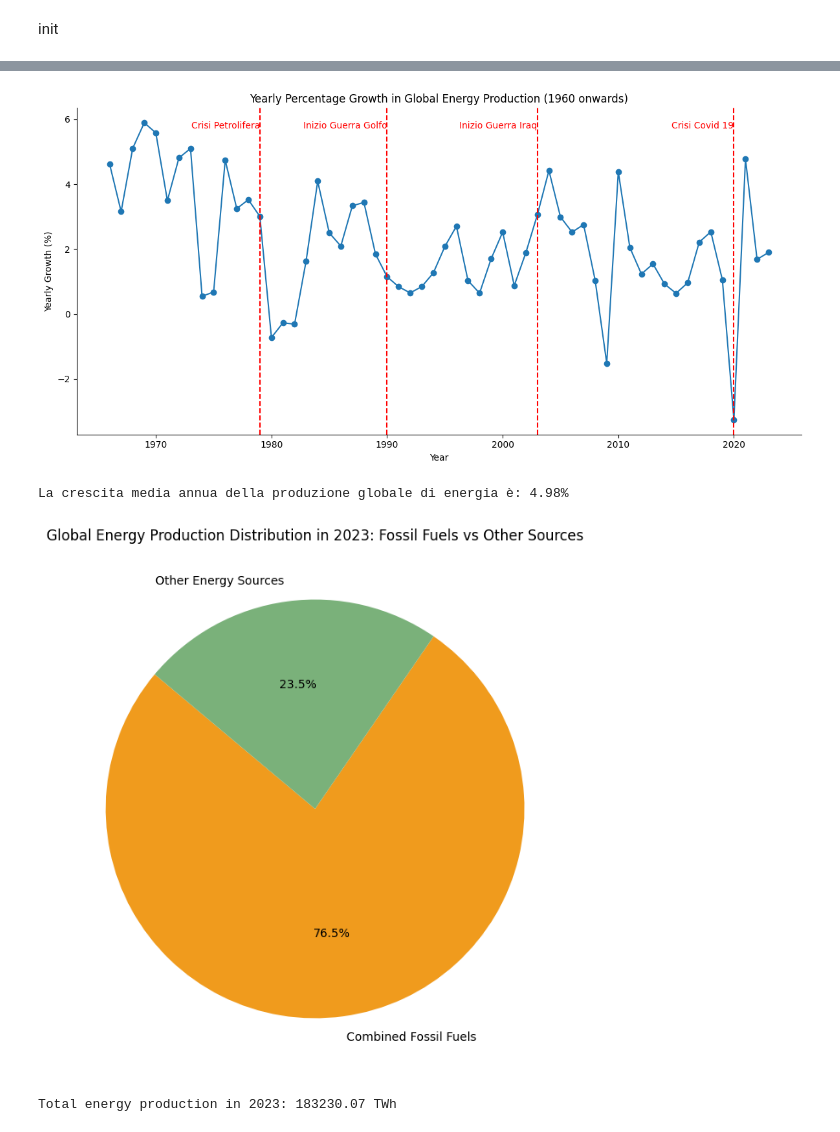
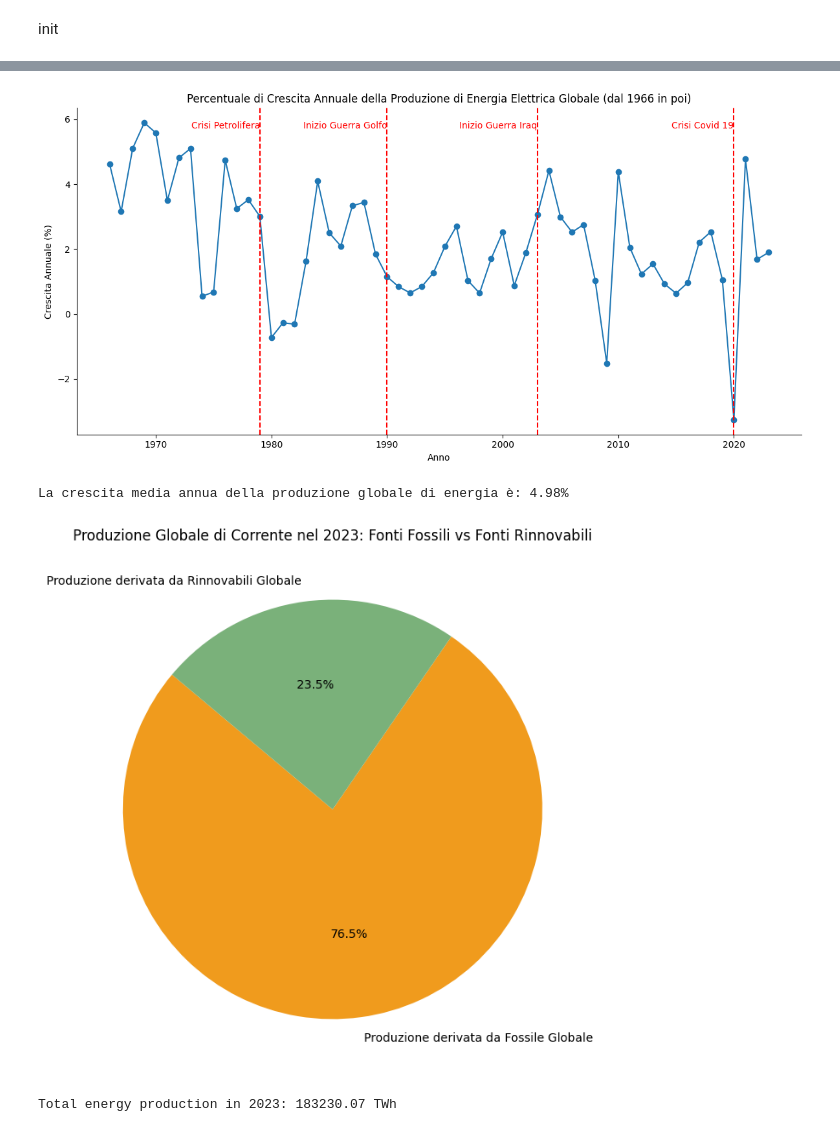
Before and after one commit to MartinWWDC/Carbon_Neutral_2050, a Jupyter notebook: Codici-Data/1-consumo.ipynb, the cells around one changed output, grey strips where cells are left out. Saved outputs shown, nothing was run; the diff lists cells and outputs as text; code cells hidden in the pictures.

```diff
--- a/Codici-Data/1-consumo.ipynb
+++ b/Codici-Data/1-consumo.ipynb
@@ -106,7 +101,4 @@ plt.show()
 # %%
-import matplotlib.pyplot as plt
-import pandas as pd
-
 world_energy_data = energy_substitution_data[energy_substitution_data['Entity'] == 'World']
 
 world_energy_data.set_index('Year', inplace=True)
@@ -142,14 +134,14 @@ plt.text(cCovid, ax.get_ylim()[1] * 0.9, 'Crisi Covid 19', color='red', ha='righ
 ax.spines['top'].set_visible(False)
 ax.spines['right'].set_visible(False)
 
-plt.title('Yearly Percentage Growth in Global Energy Production (1960 onwards)')
-plt.xlabel('Year')
-plt.ylabel('Yearly Growth (%)')
+plt.title('Percentuale di Crescita Annuale della Produzione di Energia Elettrica Globale (dal 1966 in poi)')
+plt.xlabel('Anno')
+plt.ylabel('Crescita Annuale (%)')
 
 plt.tight_layout()
 plt.show()
 # %% [output]
-[figure, old version]
+[figure, new version]
 # %%
 average_growth = energy_sources['Yearly Growth (%)'].mean()
 
@@ -157,32 +149,33 @@ print(f"La crescita media annua della produzione globale di energia è: {average
 # %% [output]
 La crescita media annua della produzione globale di energia è: 4.98%
 # %%
-import matplotlib.pyplot as plt
-import pandas as pd
-
 world_energy_data = energy_substitution_data[energy_substitution_data['Entity'] == 'World']
 
 world_energy_data.set_index('Year', inplace=True)
 
 energy_sources = world_energy_data.drop(columns=['Entity', 'Code'])
 
 sources = ["Oil (TWh, substituted energy)", "Coal (TWh, substituted energy)", "Gas (TWh, substituted energy)"]
 
-energy_sources['Combined Fossil Fuels'] = energy_sources[sources].sum(axis=1)
+strFossili = 'Produzione derivata da Fossile Globale'
 
-energy_sources['Other Energy Sources'] = energy_sources.drop(columns=sources + ['Combined Fossil Fuels']).sum(axis=1)
+strGreen = 'Produzione derivata da Rinnovabili Globale'
 
-energy_sources_2023 = energy_sources.loc[2023, ['Combined Fossil Fuels', 'Other Energy Sources']]
+energy_sources[strFossili] = energy_sources[sources].sum(axis=1)
+
+energy_sources[strGreen] = energy_sources.drop(columns=sources + [strFossili]).sum(axis=1)
+
+energy_sources_2023 = energy_sources.loc[2023, [strFossili, strGreen]]
 
 plt.figure(figsize=(10, 8))
 colors = ['#F09B1D', '#7AB17A']
 plt.pie(energy_sources_2023, labels=energy_sources_2023.index, autopct='%1.1f%%', startangle=140, colors=colors)
 
-plt.title('Global Energy Production Distribution in 2023: Fossil Fuels vs Other Sources')
+plt.title('Produzione Globale di Corrente nel 2023: Fonti Fossili vs Fonti Rinnovabili')
 
 plt.show()
 # %% [output]
-[figure, old version]
+[figure, new version]
 # %%
 energy_2023 = world_energy_data.loc[2023]
 
```
Also changed, not shown: parts of 2 cells of this notebook, 5 other files.
